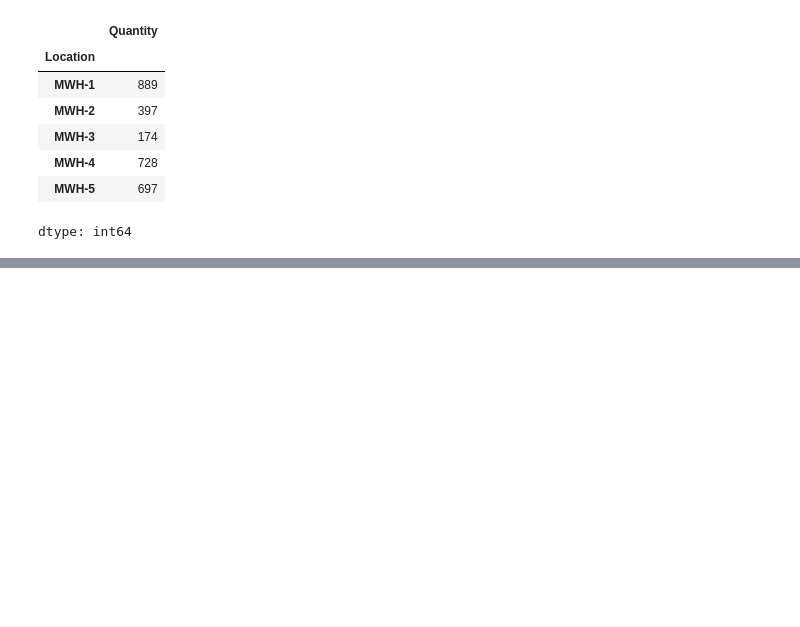
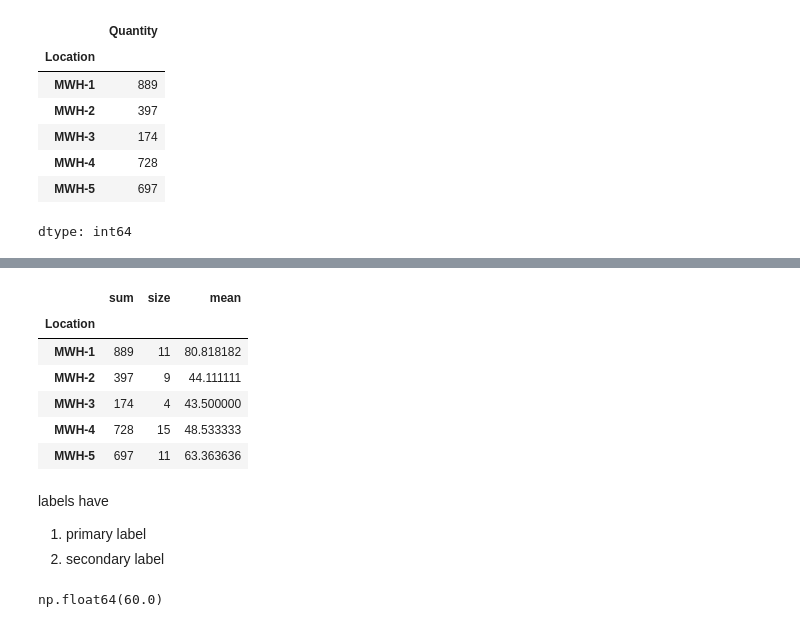
Before and after one commit to devdatta1429/BDA_Assignments, a Jupyter notebook: Stats/Day_3_Pandas.ipynb, the cells around one changed output, grey strips where cells are left out. Drawn from its saved outputs; the diff is of its cells as text; code cells hidden in the pictures; blank space fills up the shorter version.

```diff
--- a/Stats/Day_3_Pandas.ipynb
+++ b/Stats/Day_3_Pandas.ipynb
@@ -702,0 +725,25 @@ dtype: int64
+# %%
+grp1.Quantity.agg([ np.sum, np.size , np.mean ])
+grp1.Quantity.agg (['sum', 'size' , 'mean'])
+# %% [output]
+|  | sum | size | mean |
+| Location |  |  |  |
+| MWH-1 | 889 | 11 | 80.818182 |
+| MWH-2 | 397 | 9 | 44.111111 |
+| MWH-3 | 174 | 4 | 43.500000 |
+| MWH-4 | 728 | 15 | 48.533333 |
+| MWH-5 | 697 | 11 | 63.363636 |
+# %% [markdown]
+labels have
+1) primary label
+2) secondary label
+# %%
+locn1 = ['Mumbai', 'Mumbai', 'Mumbai' ,'Pune' , 'Pune']
+course = ['AI' , 'ML' , 'DS' , 'AI' , 'DS']
+marks1 = [45 , 65 , 75 , 85 , 60]
+marks2 = [40 , 50 , 60 , 70 , 80]
+
+my_df = pd.DataFrame({'Dev': marks1 , 'Arv' : marks2 } , index = [locn1 , course ])
+my_df.Arv.mean()
+# %% [output]
+np.float64(60.0)
```
Also changed, not shown: parts of 6 cells of this notebook.
